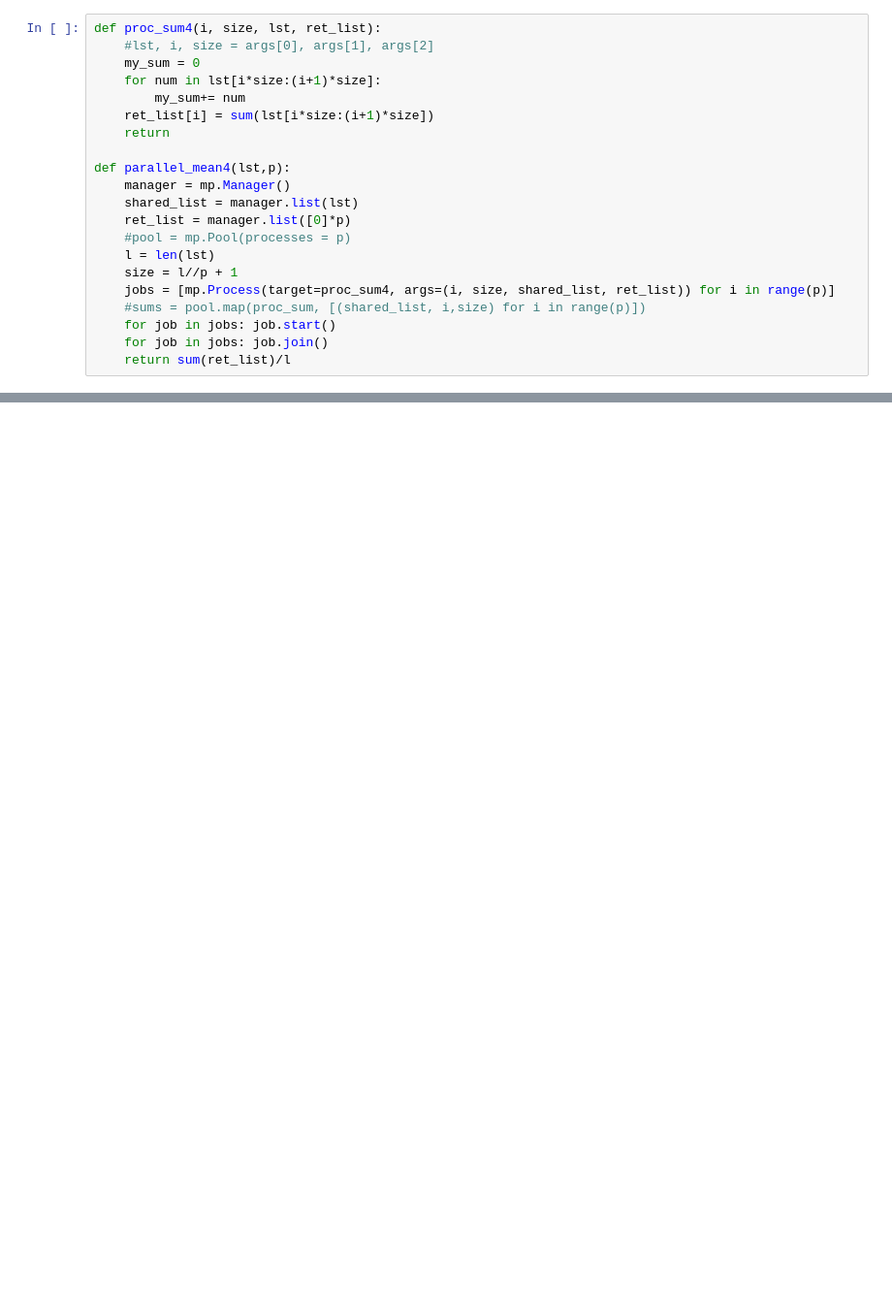
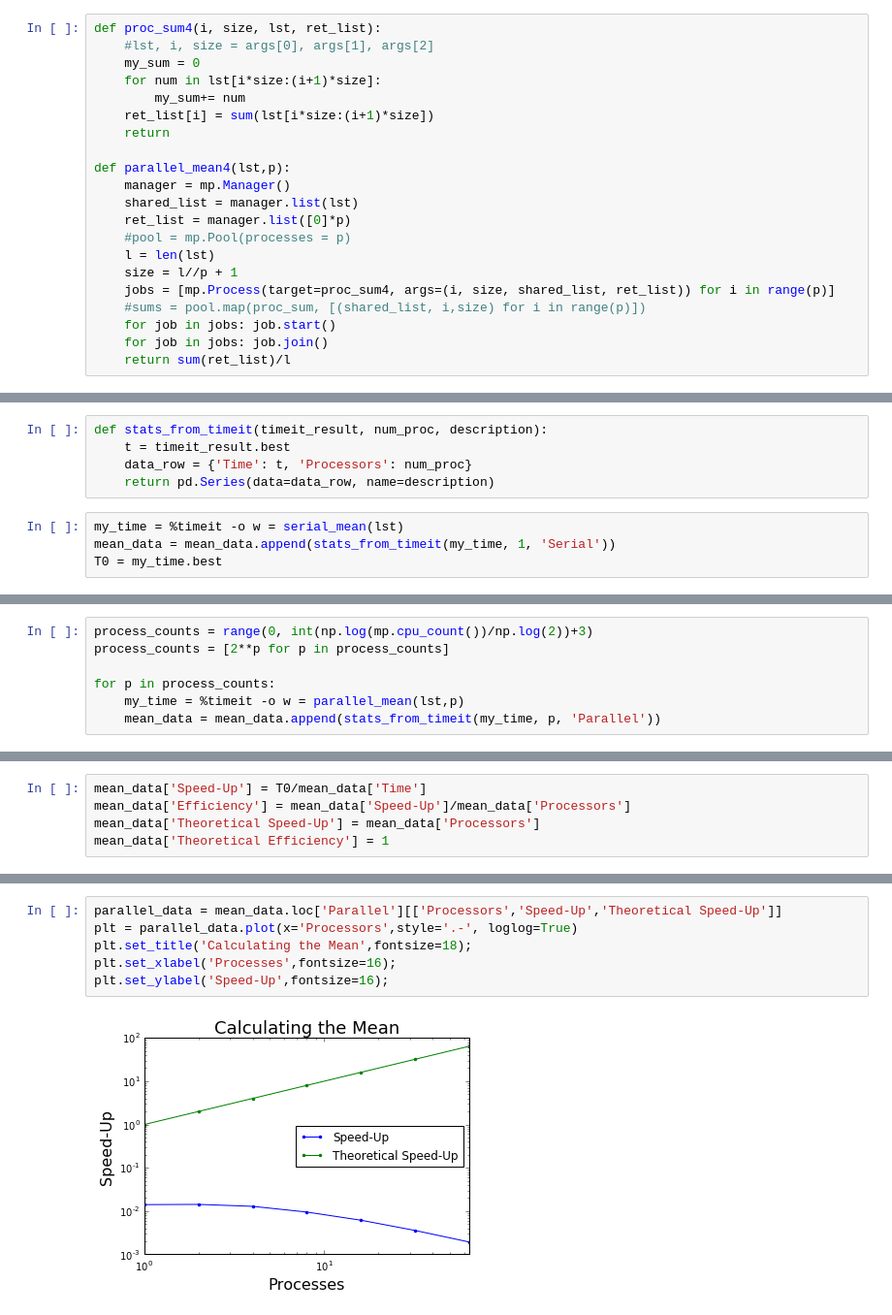
Before and after one commit to shawsa/me571, a Jupyter notebook: hw1/hw1p2.ipynb, the cells around one changed output, grey strips where cells are left out. Shown at 97% size. Cells and saved outputs as stored; diff of their text form; blank space fills up the shorter version.

```diff
--- a/hw1/hw1p2.ipynb
+++ b/hw1/hw1p2.ipynb
@@ -162,0 +195,9 @@ parallel_mean5(lst,1) - u_serial
+# %%
+def stats_from_timeit(timeit_result, num_proc, description):
+    t = timeit_result.best
+    data_row = {'Time': t, 'Processors': num_proc}
+    return pd.Series(data=data_row, name=description)
+# %%
+my_time = %timeit -o w = serial_mean(lst)
+mean_data = mean_data.append(stats_from_timeit(my_time, 1, 'Serial'))
+T0 = my_time.best
@@ -162,0 +206,7 @@ parallel_mean5(lst,1) - u_serial
+# %%
+process_counts = range(0, int(np.log(mp.cpu_count())/np.log(2))+3)
+process_counts = [2**p for p in process_counts]
+
+for p in process_counts:
+    my_time = %timeit -o w = parallel_mean(lst,p)
+    mean_data = mean_data.append(stats_from_timeit(my_time, p, 'Parallel'))
@@ -162,0 +221,5 @@ parallel_mean5(lst,1) - u_serial
+# %%
+mean_data['Speed-Up'] = T0/mean_data['Time']
+mean_data['Efficiency'] = mean_data['Speed-Up']/mean_data['Processors']
+mean_data['Theoretical Speed-Up'] = mean_data['Processors']
+mean_data['Theoretical Efficiency'] = 1
@@ -162,0 +238,8 @@ parallel_mean5(lst,1) - u_serial
+# %%
+parallel_data = mean_data.loc['Parallel'][['Processors','Speed-Up','Theoretical Speed-Up']]
+plt = parallel_data.plot(x='Processors',style='.-', loglog=True)
+plt.set_title('Calculating the Mean',fontsize=18);
+plt.set_xlabel('Processes',fontsize=16);
+plt.set_ylabel('Speed-Up',fontsize=16);
+# %% [output]
+[figure, added]
```
Also changed, not shown: parts of 62 cells of this notebook, 2 other files.
